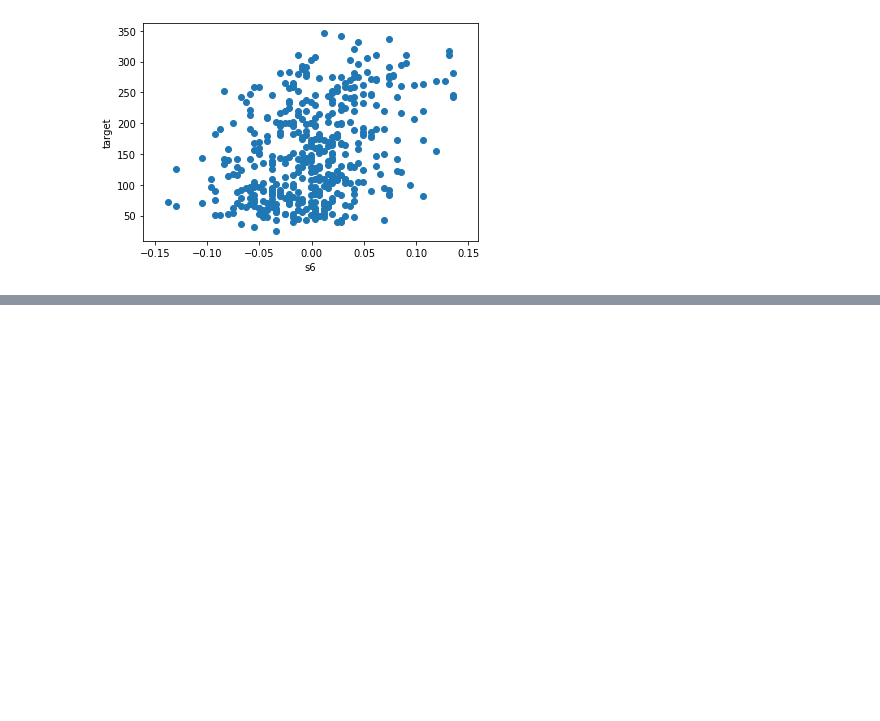
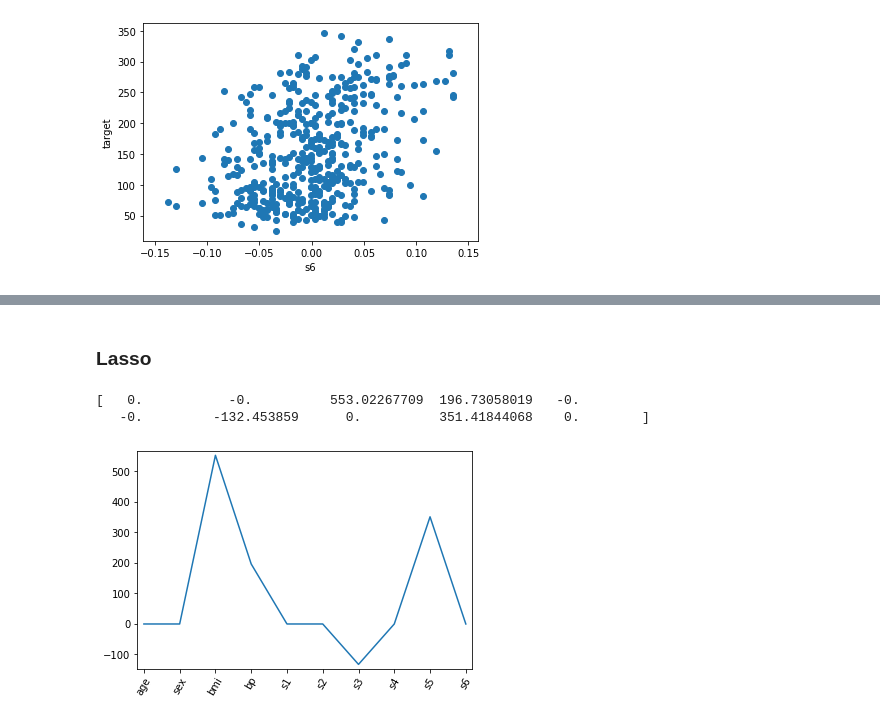
Before and after one commit to martinacantaro/data_science, a Jupyter notebook: datacamp_machine_learning_scientist_with_python/01_supervised_learning_with_scikit-learn/04_Regularized_regression.ipynb, the cells around one changed output, grey strips where cells are left out. Drawn from its saved outputs; the diff is of its cells as text; code cells hidden in the pictures; blank space fills up the shorter version.

```diff
--- a/datacamp_machine_learning_scientist_with_python/01_supervised_learning_with_scikit-learn/04_Regularized_regression.ipynb
+++ b/datacamp_machine_learning_scientist_with_python/01_supervised_learning_with_scikit-learn/04_Regularized_regression.ipynb
@@ -84,0 +137,19 @@ for num in range(10):
+# %% [markdown]
+### Lasso
+# %%
+from sklearn.linear_model import Lasso
+
+lasso = Lasso(alpha=0.4, normalize=True)
+lasso.fit(X_train, y_train)
+lasso_coef = lasso.coef_
+print(lasso_coef)
+# %% [output]
+[   0.           -0.          553.02267709  196.73058019   -0.
+   -0.         -132.453859      0.          351.41844068    0.        ]
+# %%
+plt.plot(range(X.shape[1]), lasso_coef)
+plt.xticks(range(X.shape[1]), db.feature_names, rotation=60)
+plt.margins(0.02)
+plt.show()
+# %% [output]
+[figure, added]
```
Also changed, not shown: parts of 4 cells of this notebook, 1 other file.
